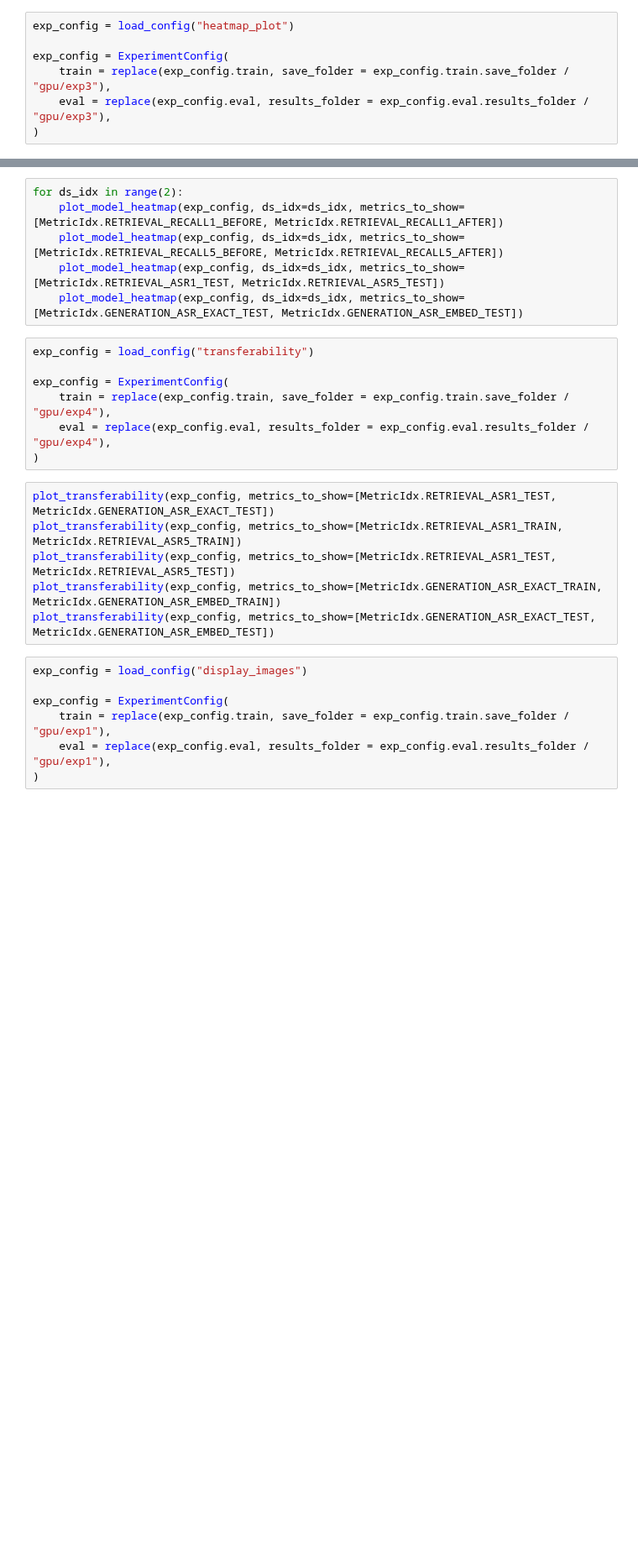
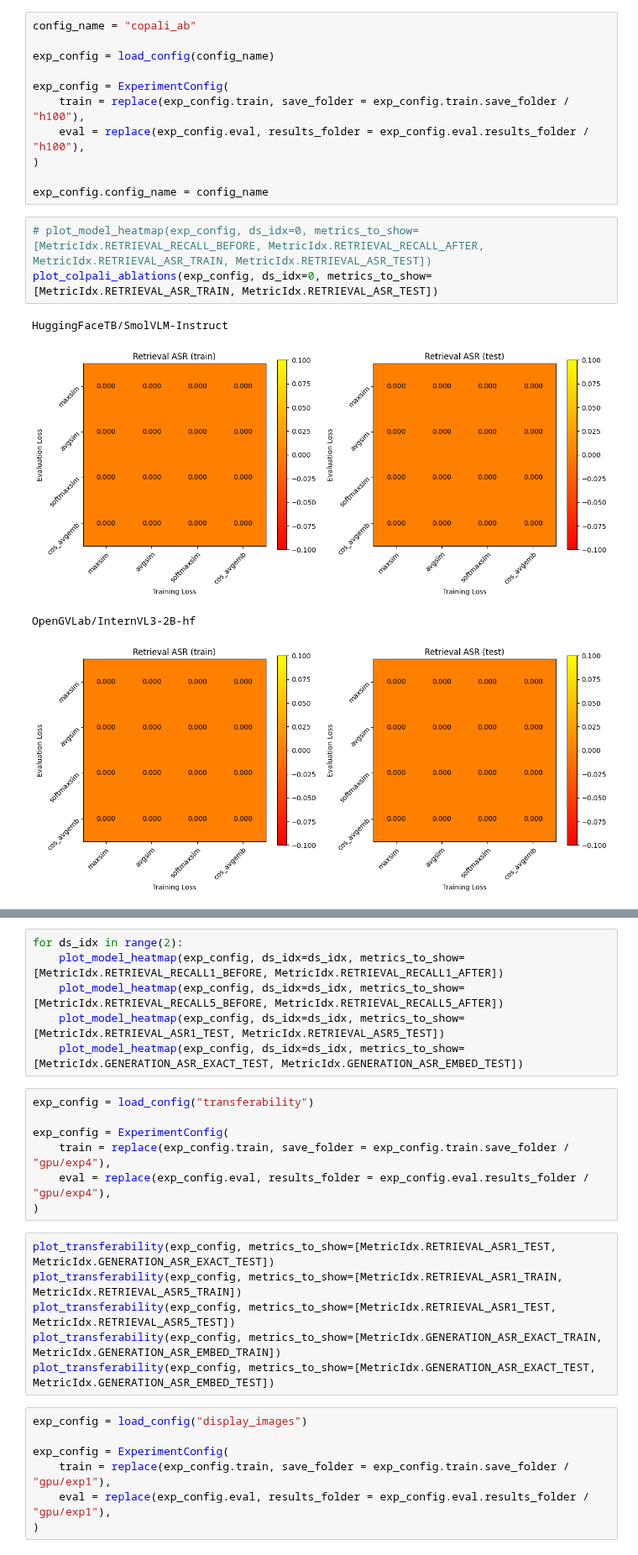
Before and after one commit to alan-turing-institute/mumoRAG-attacks, a Jupyter notebook: src/generate_plots.ipynb, the cells around one changed output, grey strips where cells are left out. Shown at 84% size. Cells and saved outputs as stored; diff of their text form; blank space fills up the shorter version.

```diff
--- a/src/generate_plots.ipynb
+++ b/src/generate_plots.ipynb
@@ -20,7 +38,19 @@ plot_metrics_vs_perturbation(exp_config, metrics_to_show=[MetricIdx.RETRIEVAL_AS
 # %%
-exp_config = load_config("heatmap_plot")
+config_name = "copali_ab"
+
+exp_config = load_config(config_name)
 
 exp_config = ExperimentConfig(
-    train = replace(exp_config.train, save_folder = exp_config.train.save_folder / "gpu/exp3"),
-    eval = replace(exp_config.eval, results_folder = exp_config.eval.results_folder / "gpu/exp3"),
+    train = replace(exp_config.train, save_folder = exp_config.train.save_folder / "h100"),
+    eval = replace(exp_config.eval, results_folder = exp_config.eval.results_folder / "h100"),
 )
+
+exp_config.config_name = config_name
+# %%
+# plot_model_heatmap(exp_config, ds_idx=0, metrics_to_show=[MetricIdx.RETRIEVAL_RECALL_BEFORE, MetricIdx.RETRIEVAL_RECALL_AFTER, MetricIdx.RETRIEVAL_ASR_TRAIN, MetricIdx.RETRIEVAL_ASR_TEST])
+plot_colpali_ablations(exp_config, ds_idx=0, metrics_to_show=[MetricIdx.RETRIEVAL_ASR_TRAIN, MetricIdx.RETRIEVAL_ASR_TEST])
+# %% [output]
+HuggingFaceTB/SmolVLM-Instruct
+[figure, added]
+OpenGVLab/InternVL3-2B-hf
+[figure, added]
```
Also changed, not shown: parts of 7 cells of this notebook, 2 other files.
